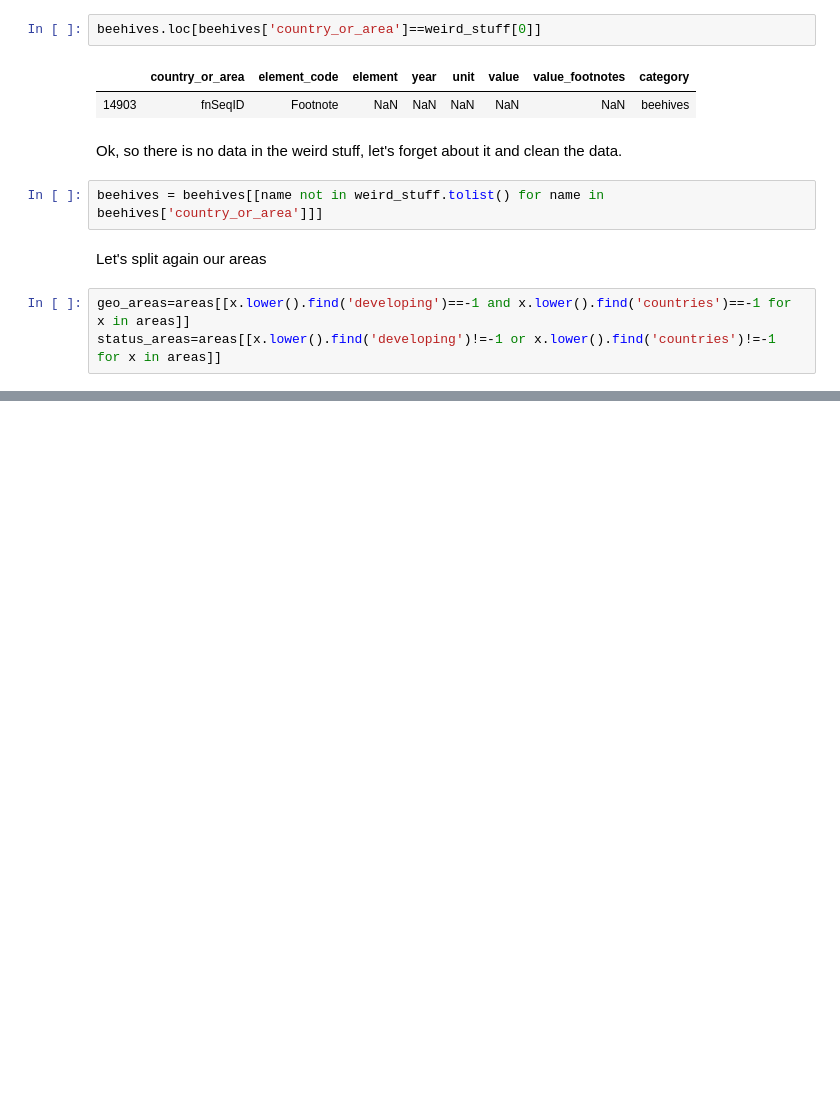
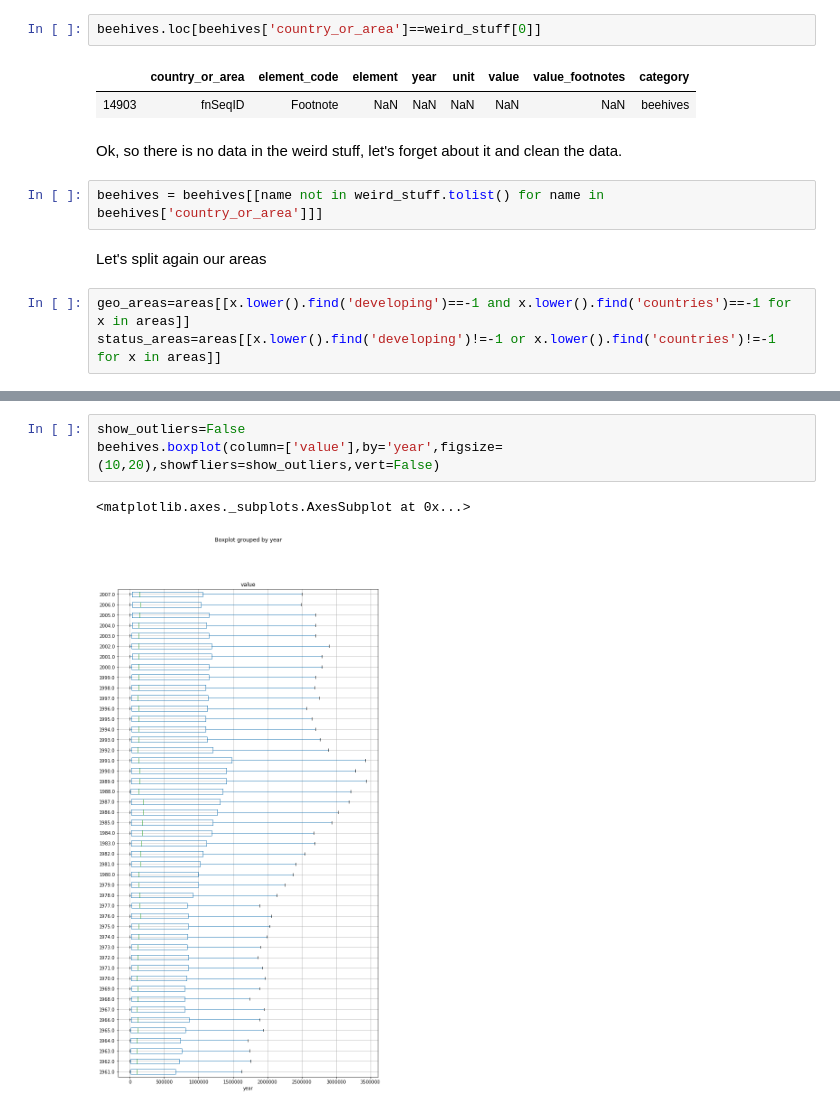
Before and after one commit to caralen/ada-project-faam, a Jupyter notebook: research.ipynb, the cells around one changed output, grey strips where cells are left out. Cells and saved outputs as stored; diff of their text form; blank space fills up the shorter version.

Commit message:
More plots about beehives

```diff
--- a/research.ipynb
+++ b/research.ipynb
@@ -96,0 +147,6 @@ interactive(children=(Dropdown(description='area', options=('LandLocked developi
+# %%
+show_outliers=False
+beehives.boxplot(column=['value'],by='year',figsize=(10,20),showfliers=show_outliers,vert=False)
+# %% [output]
+<matplotlib.axes._subplots.AxesSubplot at 0x...>
+[figure, added]
```
Also changed, not shown: parts of 9 cells of this notebook.
